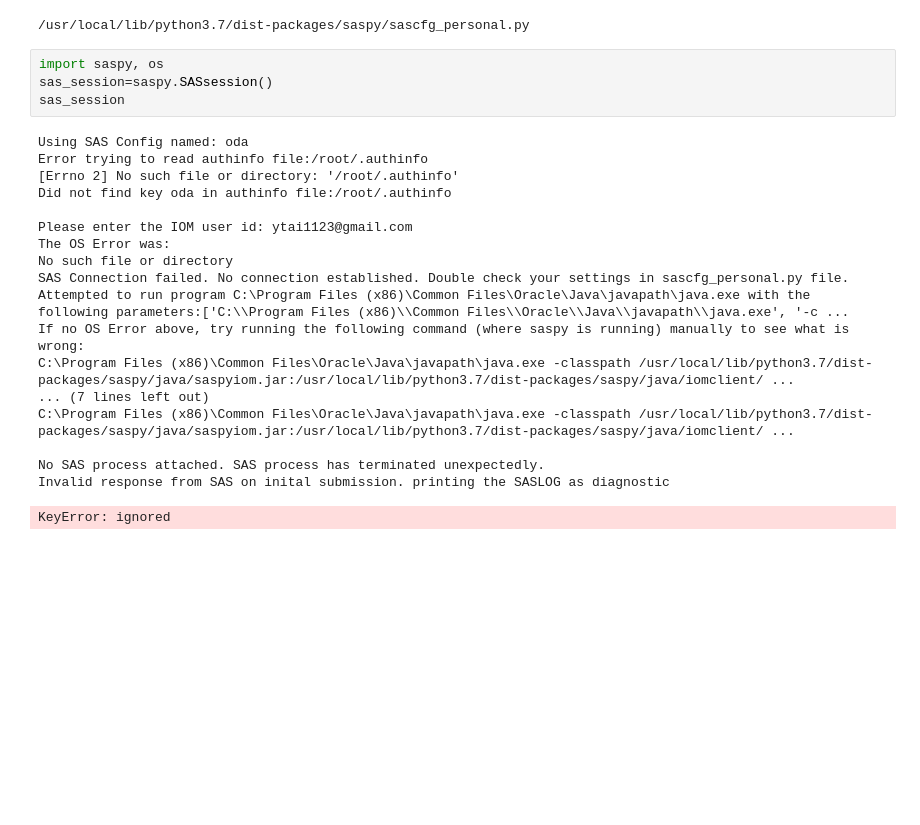
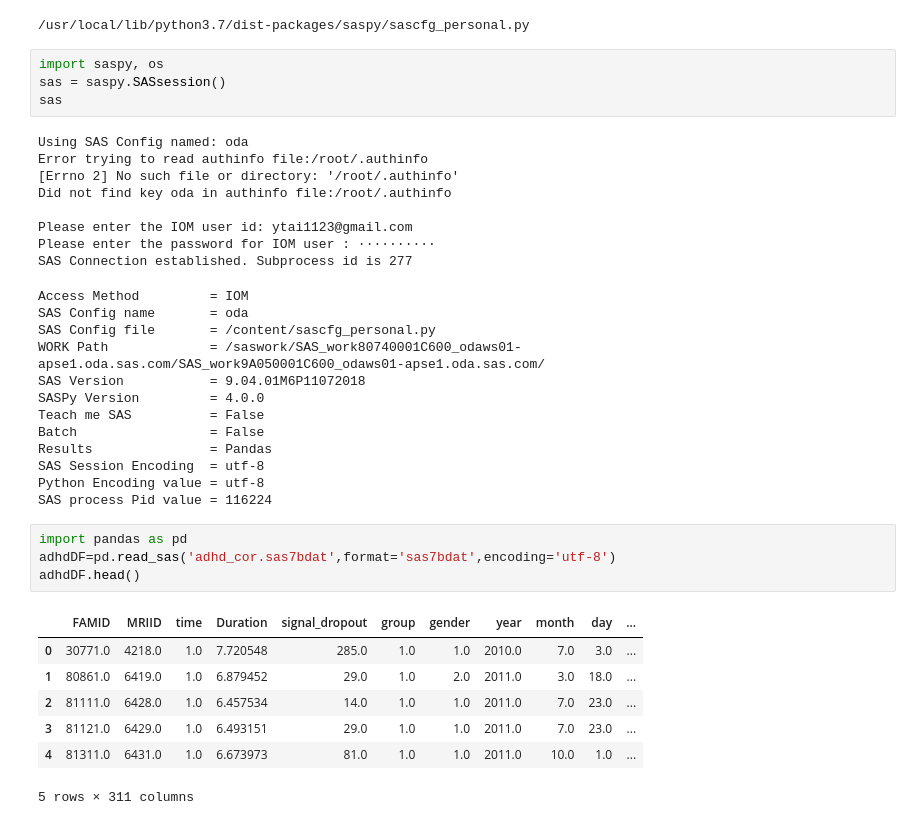
Before and after one commit to YuehMintTai/000, a Jupyter notebook: SASPyTry20220206.ipynb, the cells around one changed output. Drawn from its saved outputs; the diff is of its cells as text; blank space fills up the shorter version.

```diff
--- a/SASPyTry20220206.ipynb
+++ b/SASPyTry20220206.ipynb
@@ -19,8 +21,8 @@ print(saspy.__file__.replace('__init__.py', 'sascfg_personal.py'))
 /usr/local/lib/python3.7/dist-packages/saspy/sascfg_personal.py
 # %%
 import saspy, os
-sas_session=saspy.SASsession()
-sas_session
+sas = saspy.SASsession()
+sas
 # %% [output]
 Using SAS Config named: oda
 Error trying to read authinfo file:/root/.authinfo
@@ -28,15 +30,29 @@ Error trying to read authinfo file:/root/.authinfo
 Did not find key oda in authinfo file:/root/.authinfo
 
 Please enter the IOM user id: ytai1123@gmail.com
-The OS Error was:
-No such file or directory
-SAS Connection failed. No connection established. Double check your settings in sascfg_personal.py file.
-Attempted to run program C:\Program Files (x86)\Common Files\Oracle\Java\javapath\java.exe with the following parameters:['C:\\Program Files (x86)\\Common Files\\Oracle\\Java\\javapath\\java.exe', '-c ...
-If no OS Error above, try running the following command (where saspy is running) manually to see what is wrong:
-C:\Program Files (x86)\Common Files\Oracle\Java\javapath\java.exe -classpath /usr/local/lib/python3.7/dist-packages/saspy/java/saspyiom.jar:/usr/local/lib/python3.7/dist-packages/saspy/java/iomclient/ ...
-... (7 lines left out)
-C:\Program Files (x86)\Common Files\Oracle\Java\javapath\java.exe -classpath /usr/local/lib/python3.7/dist-packages/saspy/java/saspyiom.jar:/usr/local/lib/python3.7/dist-packages/saspy/java/iomclient/ ...
-
-No SAS process attached. SAS process has terminated unexpectedly.
-Invalid response from SAS on inital submission. printing the SASLOG as diagnostic
+Please enter the password for IOM user : ··········
+SAS Connection established. Subprocess id is 277
-KeyError: ignored
+Access Method         = IOM
+SAS Config name       = oda
+SAS Config file       = /content/sascfg_personal.py
+WORK Path             = /saswork/SAS_work80740001C600_odaws01-apse1.oda.sas.com/SAS_work9A050001C600_odaws01-apse1.oda.sas.com/
+SAS Version           = 9.04.01M6P11072018
+SASPy Version         = 4.0.0
+Teach me SAS          = False
+Batch                 = False
+Results               = Pandas
+SAS Session Encoding  = utf-8
+Python Encoding value = utf-8
+SAS process Pid value = 116224
+# %%
+import pandas as pd
+adhdDF=pd.read_sas('adhd_cor.sas7bdat',format='sas7bdat',encoding='utf-8')
+adhdDF.head()
+# %% [output]
+|  | FAMID | MRIID | time | Duration | signal_dropout | group | gender | year | month | day | ... |
+| 0 | 30771.0 | 4218.0 | 1.0 | 7.720548 | 285.0 | 1.0 | 1.0 | 2010.0 | 7.0 | 3.0 | ... |
+| 1 | 80861.0 | 6419.0 | 1.0 | 6.879452 | 29.0 | 1.0 | 2.0 | 2011.0 | 3.0 | 18.0 | ... |
+| 2 | 81111.0 | 6428.0 | 1.0 | 6.457534 | 14.0 | 1.0 | 1.0 | 2011.0 | 7.0 | 23.0 | ... |
+| 3 | 81121.0 | 6429.0 | 1.0 | 6.493151 | 29.0 | 1.0 | 1.0 | 2011.0 | 7.0 | 23.0 | ... |
+| 4 | 81311.0 | 6431.0 | 1.0 | 6.673973 | 81.0 | 1.0 | 1.0 | 2011.0 | 10.0 | 1.0 | ... |
+5 rows × 311 columns
```
Also changed, not shown: parts of 3 cells of this notebook.
